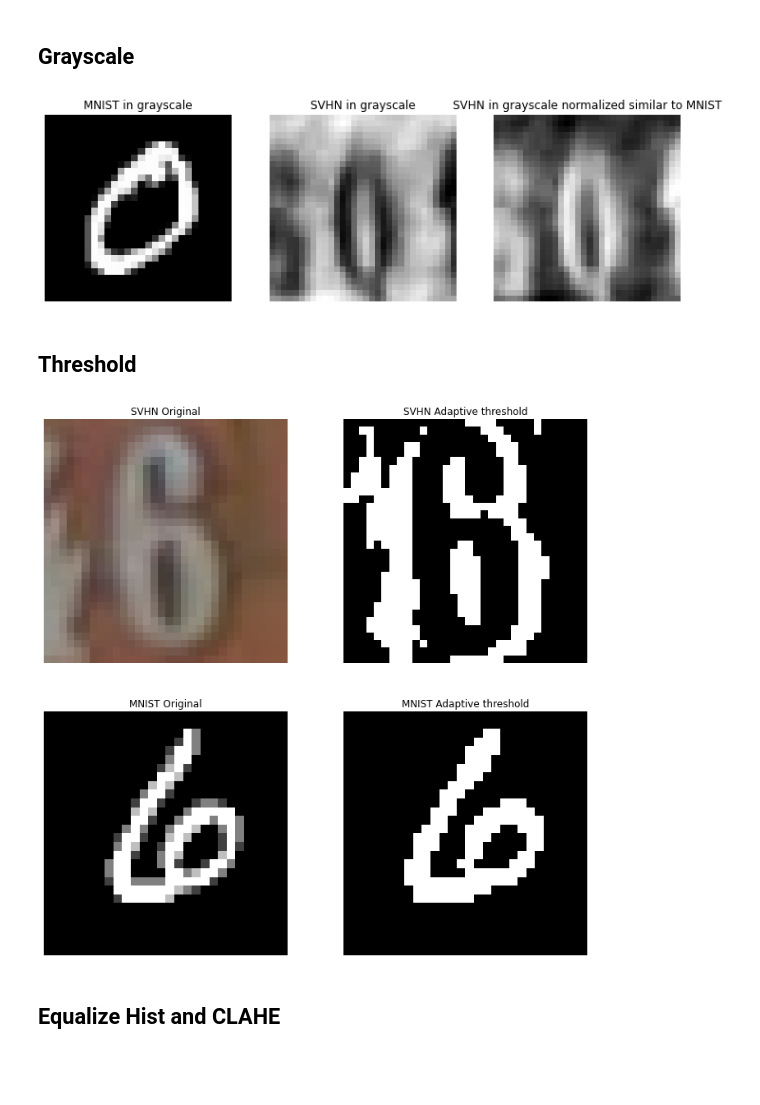
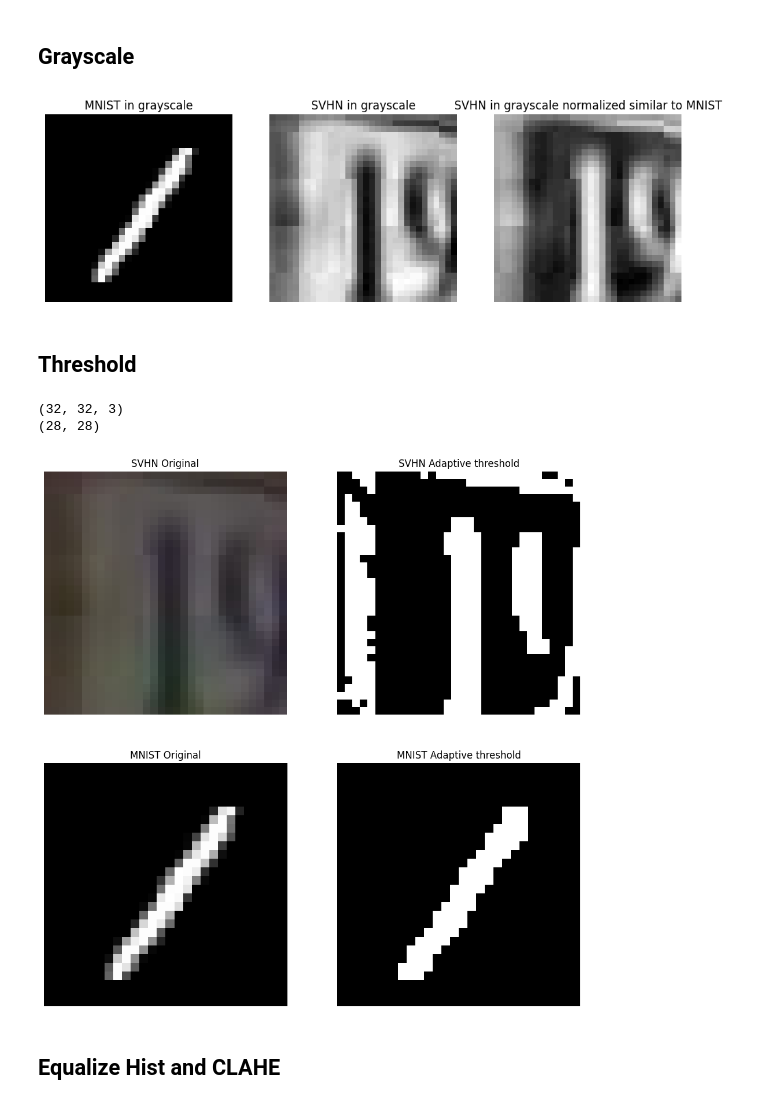
Before and after one commit to treyshotz/ML4CV, a Jupyter notebook: ML4CV.ipynb, the cells around one changed output. Drawn from its saved outputs; the diff is of its cells as text; code cells hidden in the pictures; blank space fills up the shorter version.

```diff
--- a/ML4CV.ipynb
+++ b/ML4CV.ipynb
@@ -98,0 +76,5 @@ for num, item in enumerate(mnist_train_dataset):
+# %%
+num_classes = len(mnist_train_dataset.classes)
+
+mnist_idx_by_class = [np.where(mnist_train_dataset.targets == i)[0] for i in range(0, num_classes)]
+svhn_idx_by_class = [np.where(svhn_train_dataset.labels == i)[0] for i in range(0, num_classes)]
@@ -99,21 +83,22 @@ for num, item in enumerate(mnist_train_dataset):
 # %%
-import random
+random_class = random.randint(0, num_classes)
 
-pos1 = random.randint(0, 9)
-pos2 = random.randint(0, min(len(mnist_arr), len(svhn_arr)))
+mnist_idx = random.choice(mnist_idx_by_class[random_class])
+svhn_idx = random.choice(svhn_idx_by_class[random_class])
 
 figure = plt.figure(figsize=(8, 8))
-mnist_img = mnist_arr[pos1][pos2]
-svhn_img = svhn_arr[pos1][pos2]
+mnist_img = mnist_train_dataset.data[mnist_idx]
+svhn_img = svhn_train_dataset.data[svhn_idx]
+
 
 ax = figure.add_subplot(1, 2, 1)
-ax.set_title(pos1)
+ax.set_title(random_class)
 plt.axis("off")
 plt.imshow(mnist_img.squeeze(), cmap="gray")
 ax = figure.add_subplot(1, 2, 2)
-ax.set_title(pos1)
+ax.set_title(random_class)
 plt.axis("off")
-plt.imshow(svhn_img.squeeze())
+plt.imshow(svhn_img.transpose(1, 2, 0))
 
 plt.show()
 # %% [output]
@@ -159,54 +135,43 @@ plt.show()
 # %% [markdown]
 ## Grayscale
 # %%
-import torchvision.transforms as T
-import cv2 as cv
-
-test_img_mnist = mnist_arr[0][0]
-test_img_svhn = svhn_arr[0][0]
-
-test_img_svhn = torch.movedim(test_img_svhn, 2, 0)
-
-gray_svhn = T.Grayscale()(test_img_svhn)
+gray_svhn = T.Grayscale()(torch.from_numpy(svhn_img))
 
 gray_svhn2 = gray_svhn
 
 gray_svhn = torch.movedim(gray_svhn, 0, 2)
 
 gray_svhn2 = gray_svhn2.detach().numpy()
 gray_svhn2 = cv.normalize(gray_svhn2, None, alpha=0, beta=255, norm_type=cv.NORM_MINMAX, dtype=cv.CV_32F)
 gray_svhn2 = 255 - gray_svhn2
 
 figure = plt.figure(figsize=(12, 8))
 ax = figure.add_subplot(2, 3, 1)
 plt.axis("off")
 ax.set_title("MNIST in grayscale")
-plt.imshow(test_img_mnist.squeeze(), cmap="gray")
+plt.imshow(mnist_img.squeeze(), cmap="gray")
 
 ax = figure.add_subplot(2, 3, 2)
 plt.axis("off")
 ax.set_title("SVHN in grayscale")
 plt.imshow(gray_svhn.squeeze(), cmap="gray")
 
 ax = figure.add_subplot(2, 3, 3)
 plt.axis("off")
 ax.set_title("SVHN in grayscale normalized similar to MNIST")
 plt.imshow(gray_svhn2.squeeze(), cmap="gray")
 
 plt.show()
 # %% [output]
-[figure, old version]
+[figure, new version]
 # %% [markdown]
 ## Threshold
 # %%
-svhn_img = svhn_arr[pos1][pos2]
-mnist_img = mnist_arr[pos1][pos2]
-
-svhn = svhn_img.detach().numpy()
+svhn = svhn_img.transpose(1, 2, 0)
 mnist = mnist_img.detach().numpy()
 
-svhn_grey = cv.normalize(svhn, None, alpha=0, beta=255, norm_type=cv.NORM_MINMAX, dtype=cv.CV_32F)
-svhn_grey = cv.cvtColor(svhn_grey, cv.COLOR_BGR2GRAY)
+svhn_grey = cv.cvtColor(svhn, cv.COLOR_BGR2GRAY)
+svhn_grey = cv.normalize(svhn_grey, None, alpha=0, beta=255, norm_type=cv.NORM_MINMAX, dtype=cv.CV_32F)
 svhn_grey = svhn_grey.astype(np.uint8)
 
 #Should find a good number for reduction on adaptive threshold, e.g. the last number
@@ -216,33 +181,35 @@ svhn_threshold = cv.bitwise_not(svhn_threshold)
 #Threshold reduction number needs to be 0 on mnist
 mnist = cv.normalize(mnist, None, alpha=0, beta=255, norm_type=cv.NORM_MINMAX, dtype=cv.CV_8UC1)
 mnist = mnist.astype(np.uint8)
-mnist_threshold = cv.adaptiveThreshold(mnist[0], 255, cv.ADAPTIVE_THRESH_MEAN_C, cv.THRESH_BINARY, 11, 0)
+mnist_threshold = cv.adaptiveThreshold(mnist, 255, cv.ADAPTIVE_THRESH_MEAN_C, cv.THRESH_BINARY, 11, 0)
 
 figure = plt.figure(figsize=(12, 12))
 
 ax = figure.add_subplot(2, 2, 1)
 ax.set_title("SVHN Original")
 plt.axis("off")
-plt.imshow(svhn.squeeze(), cmap="gray")
+plt.imshow(svhn, cmap="gray")
 
 ax = figure.add_subplot(2, 2, 2)
 ax.set_title("SVHN Adaptive threshold")
 plt.axis("off")
-plt.imshow(svhn_threshold.squeeze(), cmap="gray")
+plt.imshow(svhn_threshold, cmap="gray")
 
 ax = figure.add_subplot(2, 2, 3)
 ax.set_title("MNIST Original")
 plt.axis("off")
-plt.imshow(mnist.squeeze(), cmap="gray")
+plt.imshow(mnist, cmap="gray")
 
 ax = figure.add_subplot(2, 2, 4)
 ax.set_title("MNIST Adaptive threshold")
 plt.axis("off")
-plt.imshow(mnist_threshold.squeeze(), cmap="gray")
+plt.imshow(mnist_threshold, cmap="gray")
 
 plt.show()
 # %% [output]
+(32, 32, 3)
+(28, 28)
-[figure, old version]
+[figure, new version]
 # %% [markdown]
 ## Equalize Hist and CLAHE
 # %%
```
Also changed, not shown: parts of 19 cells of this notebook.
